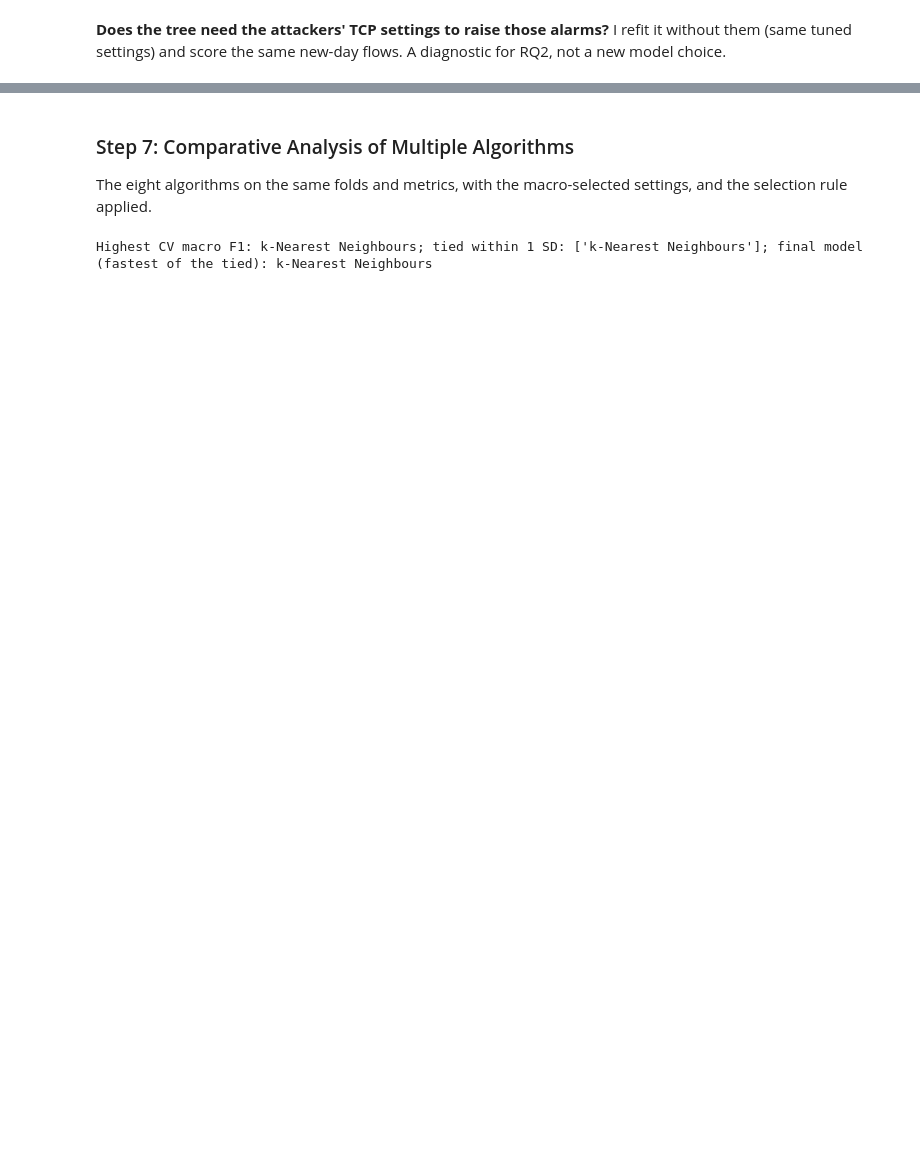
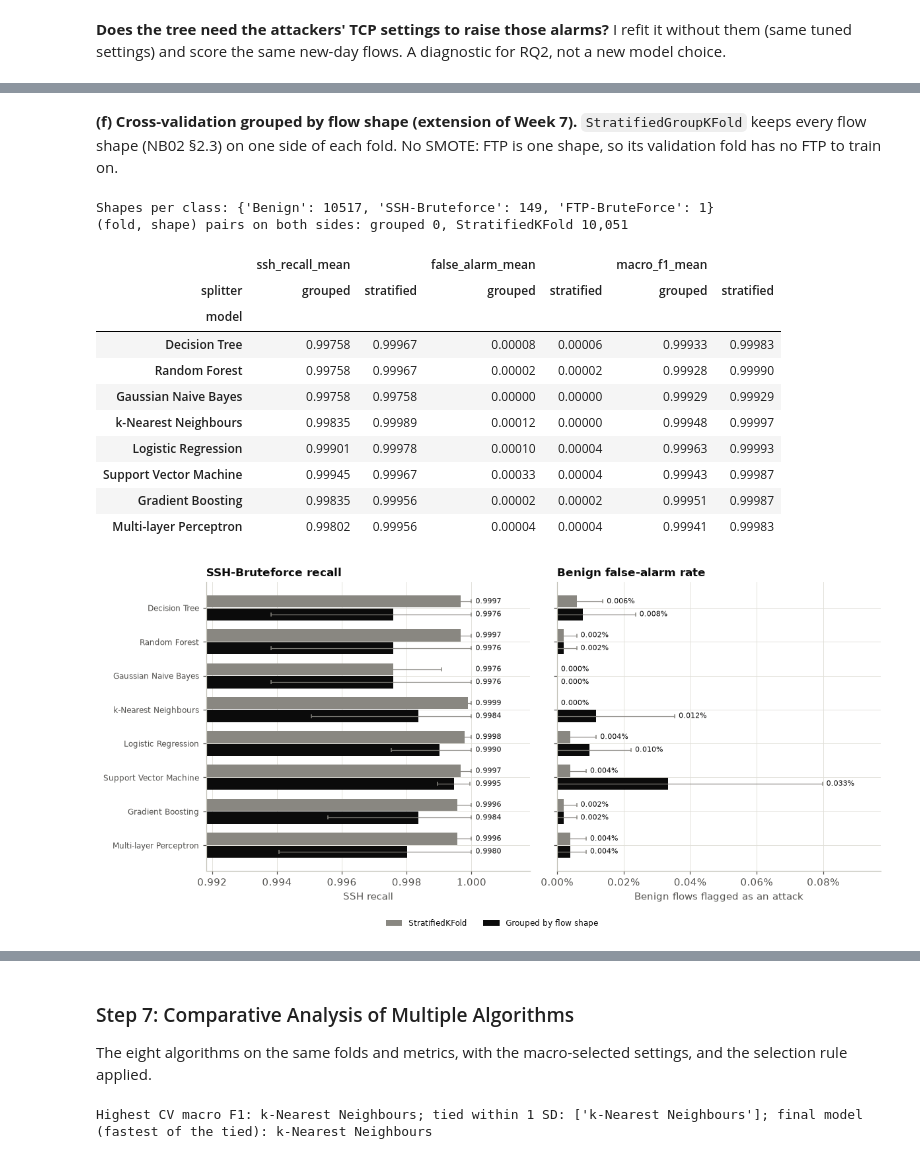
Before and after one commit to NguyenThanhPhucne/Artificial-Intelligence-and-Machine-Learning, a Jupyter notebook: notebooks/04_evaluation.ipynb, the cells around one changed output, grey strips where cells are left out. Saved outputs shown, nothing was run; the diff lists cells and outputs as text; code cells hidden in the pictures; blank space fills up the shorter version.

```diff
--- a/notebooks/04_evaluation.ipynb
+++ b/notebooks/04_evaluation.ipynb
@@ -587,0 +725,53 @@ Tree without fingerprint columns: 2 test errors; unseen DoS flagged {'DoS attack
+# %% [markdown]
+**(f) Cross-validation grouped by flow shape (extension of Week 7).** `StratifiedGroupKFold` keeps every flow shape
+(NB02 §2.3) on one side of each fold. No SMOTE: FTP is one shape, so its validation fold has no FTP to train on.
+# %%
+shape_groups = eda.shape_signature(X_train).to_numpy()
+grouped_splitter = evaluation.shape_group_splitter()
+overlap_grouped = evaluation.group_overlap(grouped_splitter, X_train, y_train, shape_groups)
+overlap_plain = evaluation.group_overlap(models.cv_splitter(), X_train, y_train, shape_groups)
+print("Shapes per class:", eda.class_shape_profile(X_train, y_train)["shapes"].to_dict())
+print(f"(fold, shape) pairs on both sides: grouped {overlap_grouped}, StratifiedKFold {overlap_plain:,}")
+# %% [output]
+Shapes per class: {'Benign': 10517, 'SSH-Bruteforce': 149, 'FTP-BruteForce': 1}
+(fold, shape) pairs on both sides: grouped 0, StratifiedKFold 10,051
+# %%
+def grouped_comparison():
+    results = {}
+    for name in models.MODEL_NAMES:
+        pipe, X_used = evaluation.variant_pipeline(runs[name], X_train, "no_resampling",
+                                                   params=macro_selection.loc[name, "params"])
+        results[name] = {
+            "grouped": evaluation.grouped_cv(pipe, X_used, y_train, shape_groups, return_predictions=True),
+            "stratified": evaluation.grouped_cv(pipe, X_used, y_train, shape_groups, splitter=models.cv_splitter())}
+    return results
+
+
+gcv = models.cached("grouped_cv_eight_models", grouped_comparison, X_train)
+columns = {"ssh_recall": "recall SSH-Bruteforce", "false_alarm": "false alarm rate", "macro_f1": "macro F1 (Benign, SSH)"}
+rows = []
+for name, res in gcv.items():
+    for splitter, folds in (("grouped", res["grouped"][0]), ("stratified", res["stratified"])):
+        row = {"model": name, "splitter": splitter, "ftp_recall": folds["recall FTP-BruteForce"].mean()}
+        for key, column in columns.items():
+            row[f"{key}_mean"], row[f"{key}_std"] = folds[column].mean(), folds[column].std(ddof=0)
+        rows.append(row)
+gcv_table = pd.DataFrame(rows)
+gcv_table.round(6).to_csv(config.TABLES_DIR / "5_6_grouped_cv.csv", index=False)
+fig = plotting.plot_grouped_cv(gcv_table)
+plotting.save_figure(fig, "5_6_grouped_cv")
+gcv_table.pivot(index="model", columns="splitter", values=["ssh_recall_mean", "false_alarm_mean", "macro_f1_mean"]
+                ).reindex(models.MODEL_NAMES).round(5)
+# %% [output]
+|  | ssh_recall_mean |  | false_alarm_mean |  | macro_f1_mean |  |
+| splitter | grouped | stratified | grouped | stratified | grouped | stratified |
+| model |  |  |  |  |  |  |
+| Decision Tree | 0.99758 | 0.99967 | 0.00008 | 0.00006 | 0.99933 | 0.99983 |
+| Random Forest | 0.99758 | 0.99967 | 0.00002 | 0.00002 | 0.99928 | 0.99990 |
+| Gaussian Naive Bayes | 0.99758 | 0.99758 | 0.00000 | 0.00000 | 0.99929 | 0.99929 |
+| k-Nearest Neighbours | 0.99835 | 0.99989 | 0.00012 | 0.00000 | 0.99948 | 0.99997 |
+| Logistic Regression | 0.99901 | 0.99978 | 0.00010 | 0.00004 | 0.99963 | 0.99993 |
+| Support Vector Machine | 0.99945 | 0.99967 | 0.00033 | 0.00004 | 0.99943 | 0.99987 |
+| Gradient Boosting | 0.99835 | 0.99956 | 0.00002 | 0.00002 | 0.99951 | 0.99987 |
+| Multi-layer Perceptron | 0.99802 | 0.99956 | 0.00004 | 0.00004 | 0.99941 | 0.99983 |
+[figure, added]
```
Also changed, not shown: parts of 19 cells of this notebook, 3 other files.
